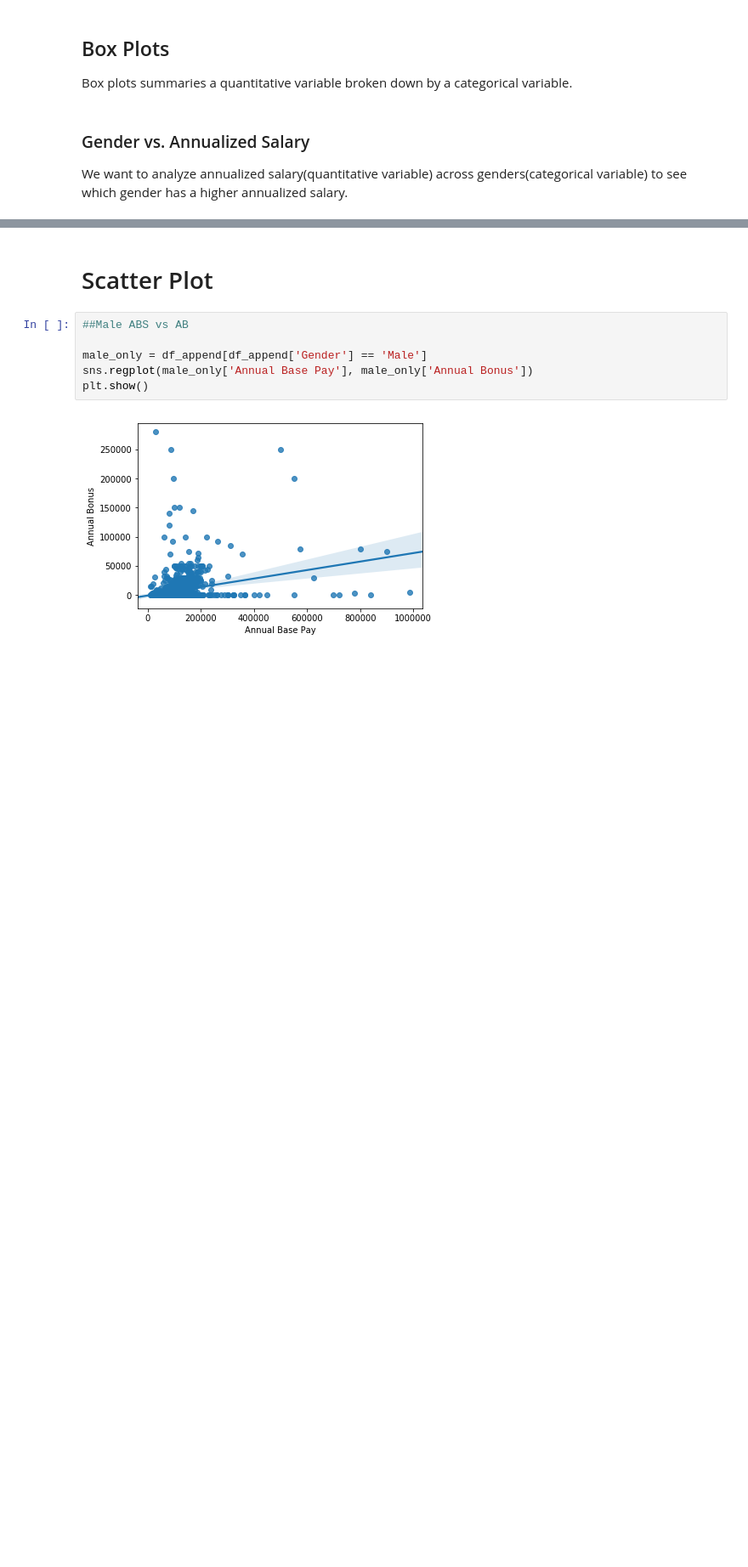
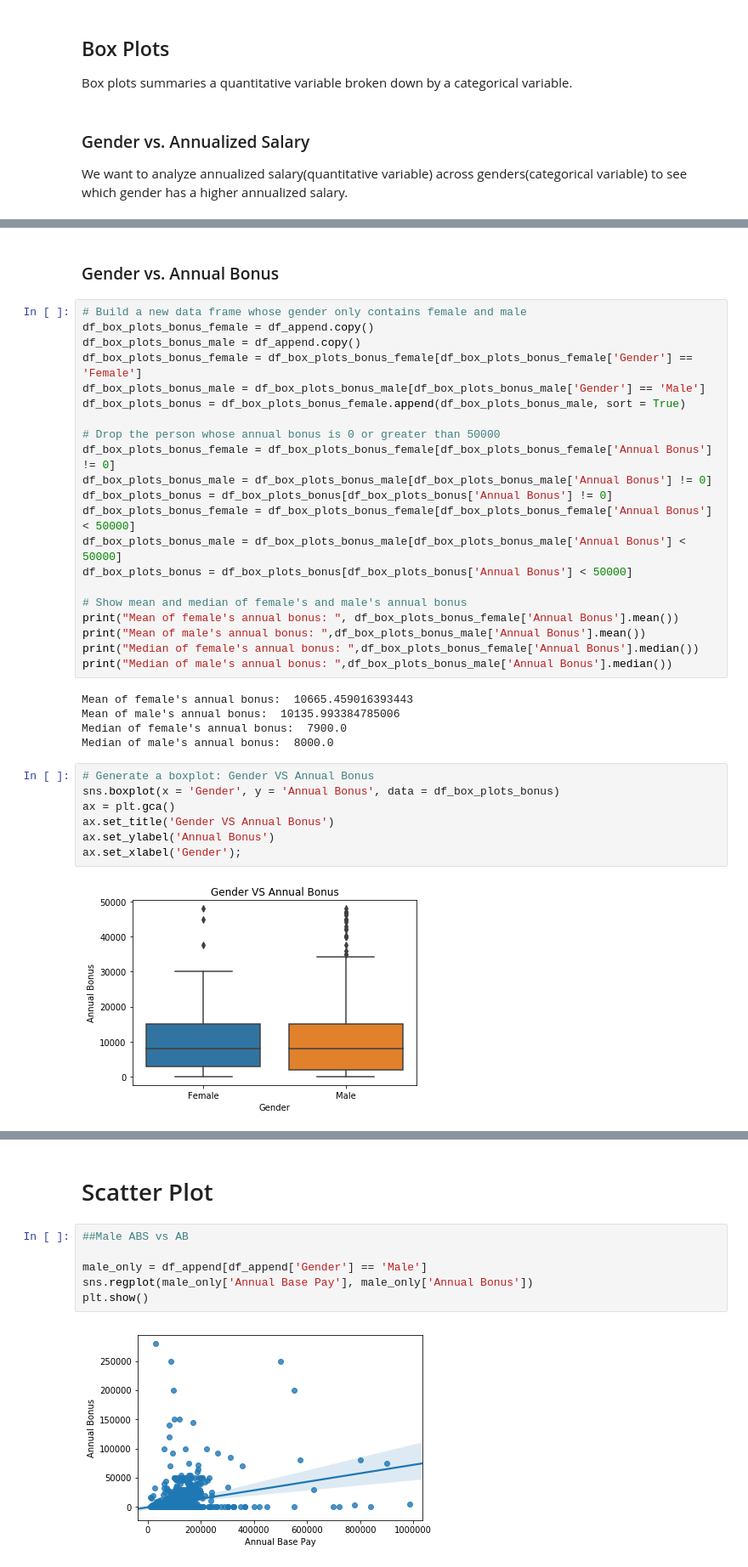
Before and after one commit to stt045/Projects, a Jupyter notebook: FinalProject.ipynb, the cells around one changed output, grey strips where cells are left out. Shown: that part at 85% size. Drawn from its saved outputs; the diff is of its cells as text; blank space fills up the shorter version.

Commit message:
add bonus box plots

```diff
--- a/FinalProject.ipynb
+++ b/FinalProject.ipynb
@@ -255,3 +256,40 @@ ax.set_ylabel('Annual Base Pay')
 ax.set_xlabel('Gender');
 # %% [output]
 [figure]
+# %% [markdown]
+### Gender vs. Annual Bonus
+# %%
+# Build a new data frame whose gender only contains female and male
+df_box_plots_bonus_female = df_append.copy()
+df_box_plots_bonus_male = df_append.copy()
+df_box_plots_bonus_female = df_box_plots_bonus_female[df_box_plots_bonus_female['Gender'] == 'Female']
+df_box_plots_bonus_male = df_box_plots_bonus_male[df_box_plots_bonus_male['Gender'] == 'Male']
+df_box_plots_bonus = df_box_plots_bonus_female.append(df_box_plots_bonus_male, sort = True)
+
+# Drop the person whose annual bonus is 0 or greater than 50000
+df_box_plots_bonus_female = df_box_plots_bonus_female[df_box_plots_bonus_female['Annual Bonus'] != 0]
+df_box_plots_bonus_male = df_box_plots_bonus_male[df_box_plots_bonus_male['Annual Bonus'] != 0]
+df_box_plots_bonus = df_box_plots_bonus[df_box_plots_bonus['Annual Bonus'] != 0]
+df_box_plots_bonus_female = df_box_plots_bonus_female[df_box_plots_bonus_female['Annual Bonus'] < 50000]
+df_box_plots_bonus_male = df_box_plots_bonus_male[df_box_plots_bonus_male['Annual Bonus'] < 50000]
+df_box_plots_bonus = df_box_plots_bonus[df_box_plots_bonus['Annual Bonus'] < 50000]
+
+# Show mean and median of female's and male's annual bonus
+print("Mean of female's annual bonus: ", df_box_plots_bonus_female['Annual Bonus'].mean())
+print("Mean of male's annual bonus: ",df_box_plots_bonus_male['Annual Bonus'].mean())
+print("Median of female's annual bonus: ",df_box_plots_bonus_female['Annual Bonus'].median())
+print("Median of male's annual bonus: ",df_box_plots_bonus_male['Annual Bonus'].median())
+# %% [output]
+Mean of female's annual bonus:  10665.459016393443
+Mean of male's annual bonus:  10135.993384785006
+Median of female's annual bonus:  7900.0
+Median of male's annual bonus:  8000.0
+# %%
+# Generate a boxplot: Gender VS Annual Bonus
+sns.boxplot(x = 'Gender', y = 'Annual Bonus', data = df_box_plots_bonus)
+ax = plt.gca()
+ax.set_title('Gender VS Annual Bonus')
+ax.set_ylabel('Annual Bonus')
+ax.set_xlabel('Gender');
+# %% [output]
+[figure, added]
```
Also changed, not shown: parts of 6 cells of this notebook.
